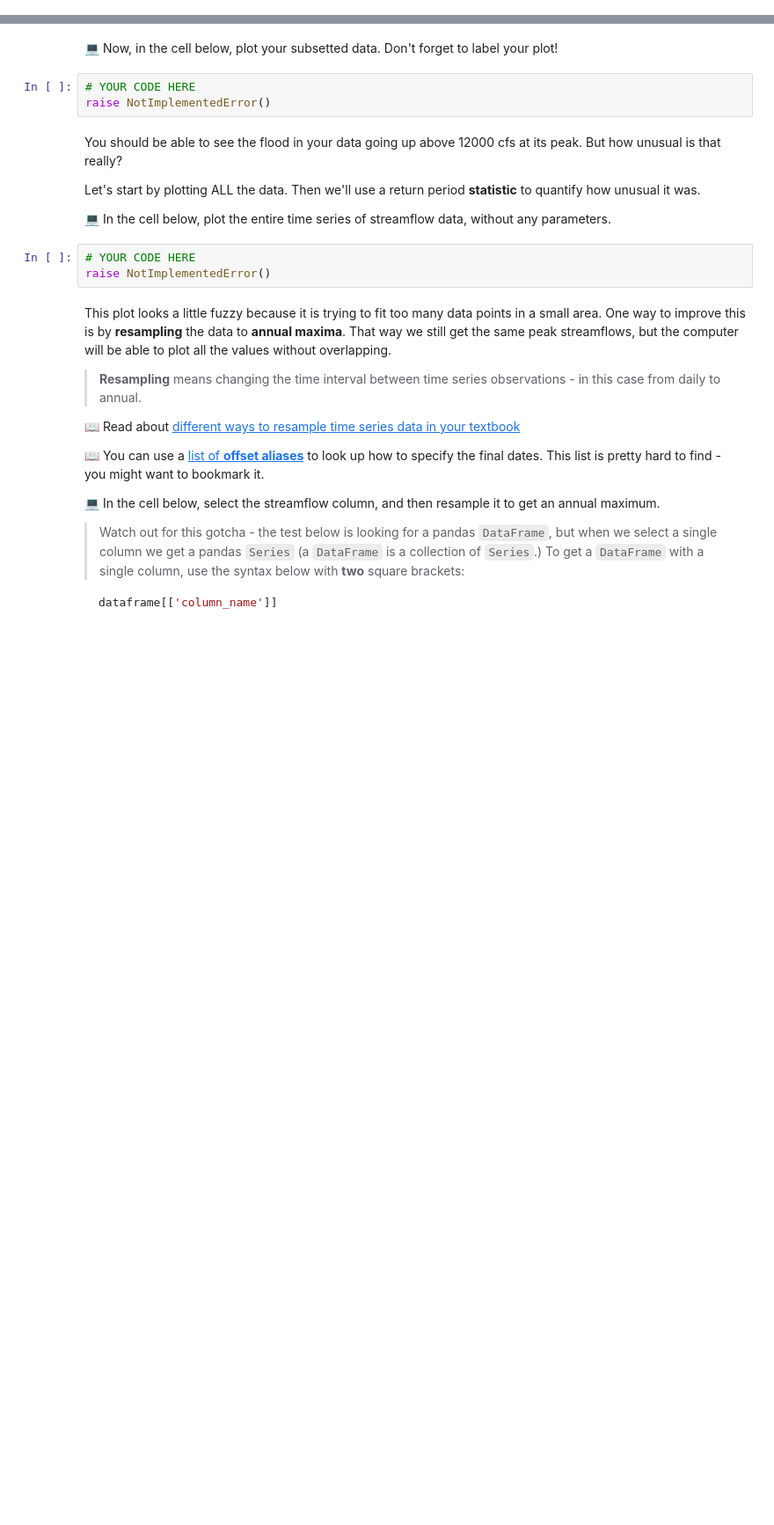
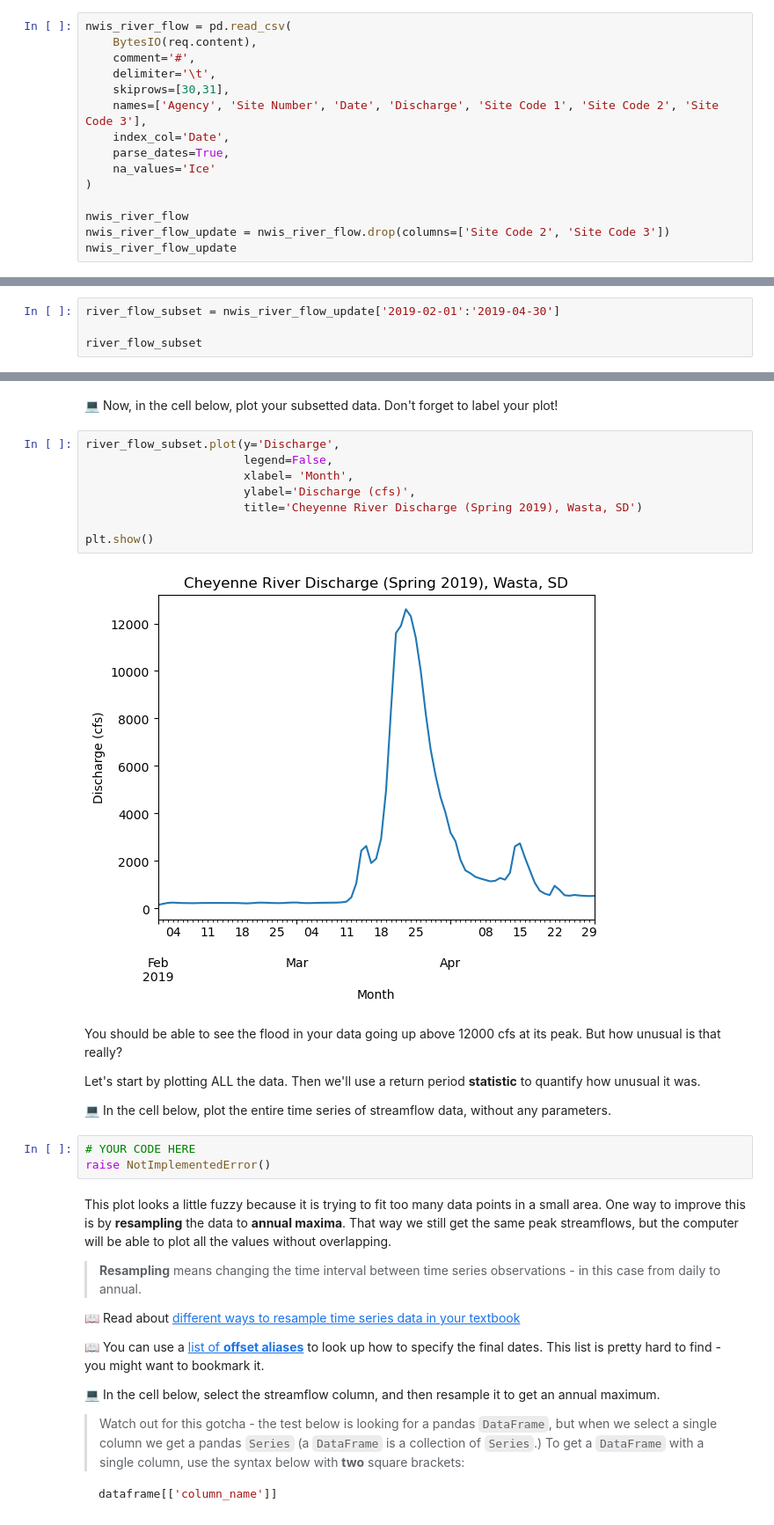
Before and after one commit to EBiggane/time-series-data-EBiggane, a Jupyter notebook: stars-02-time-series.ipynb, the cells around one changed output, grey strips where cells are left out. Shown at 88% size. Drawn from its saved outputs; the diff is of its cells as text; blank space fills up the shorter version.

Commit message:
Downloading, cleaning, plotting data

```diff
--- a/stars-02-time-series.ipynb
+++ b/stars-02-time-series.ipynb
@@ -383,0 +397,15 @@ raise NotImplementedError()
+# %%
+nwis_river_flow = pd.read_csv(
+    BytesIO(req.content),
+    comment='#',
+    delimiter='\t',
+    skiprows=[30,31],
+    names=['Agency', 'Site Number', 'Date', 'Discharge', 'Site Code 1', 'Site Code 2', 'Site Code 3'],
+    index_col='Date',
+    parse_dates=True,
+    na_values='Ice'
+)
+
+nwis_river_flow
+nwis_river_flow_update = nwis_river_flow.drop(columns=['Site Code 2', 'Site Code 3'])
+nwis_river_flow_update
@@ -429,0 +477,4 @@ raise NotImplementedError()
+# %%
+river_flow_subset = nwis_river_flow_update['2019-02-01':'2019-04-30']
+
+river_flow_subset
@@ -472,8 +545,15 @@ subset_points
 # %% [markdown]
 &#128187; Now, in the cell below, plot your subsetted data. Don't forget to label your plot!
-# %%
-# YOUR CODE HERE
-raise NotImplementedError()
+# %%
+river_flow_subset.plot(y='Discharge',
+                       legend=False,
+                       xlabel= 'Month',
+                       ylabel='Discharge (cfs)',
+                       title='Cheyenne River Discharge (Spring 2019), Wasta, SD')
+
+plt.show()
+# %% [output]
+[figure, added]
 # %% [markdown]
 You should be able to see the flood in your data going up above 12000 cfs at its peak. But how unusual is that really?
 
```
Also changed, not shown: parts of 14 cells of this notebook, 1 other file.
